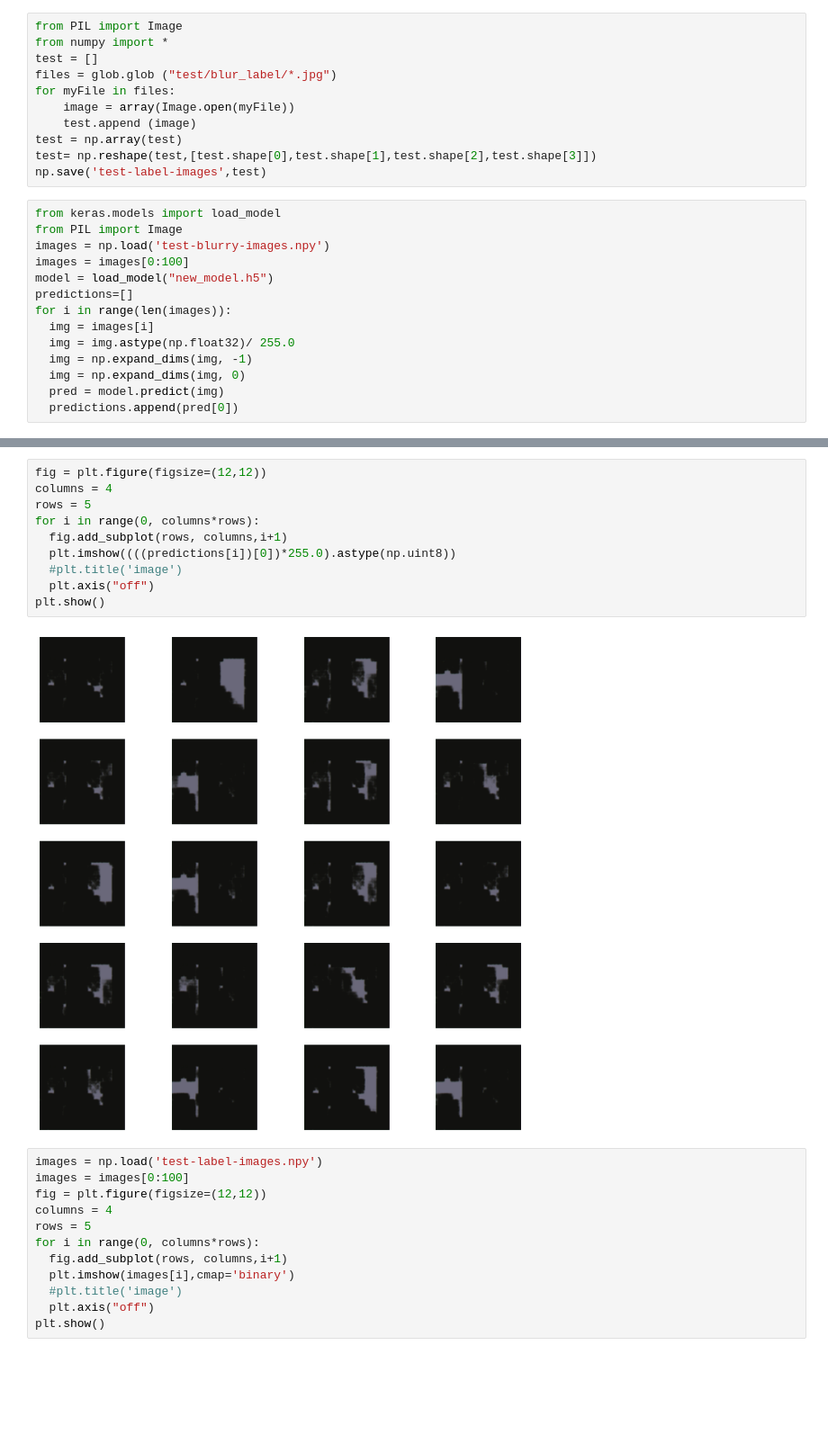
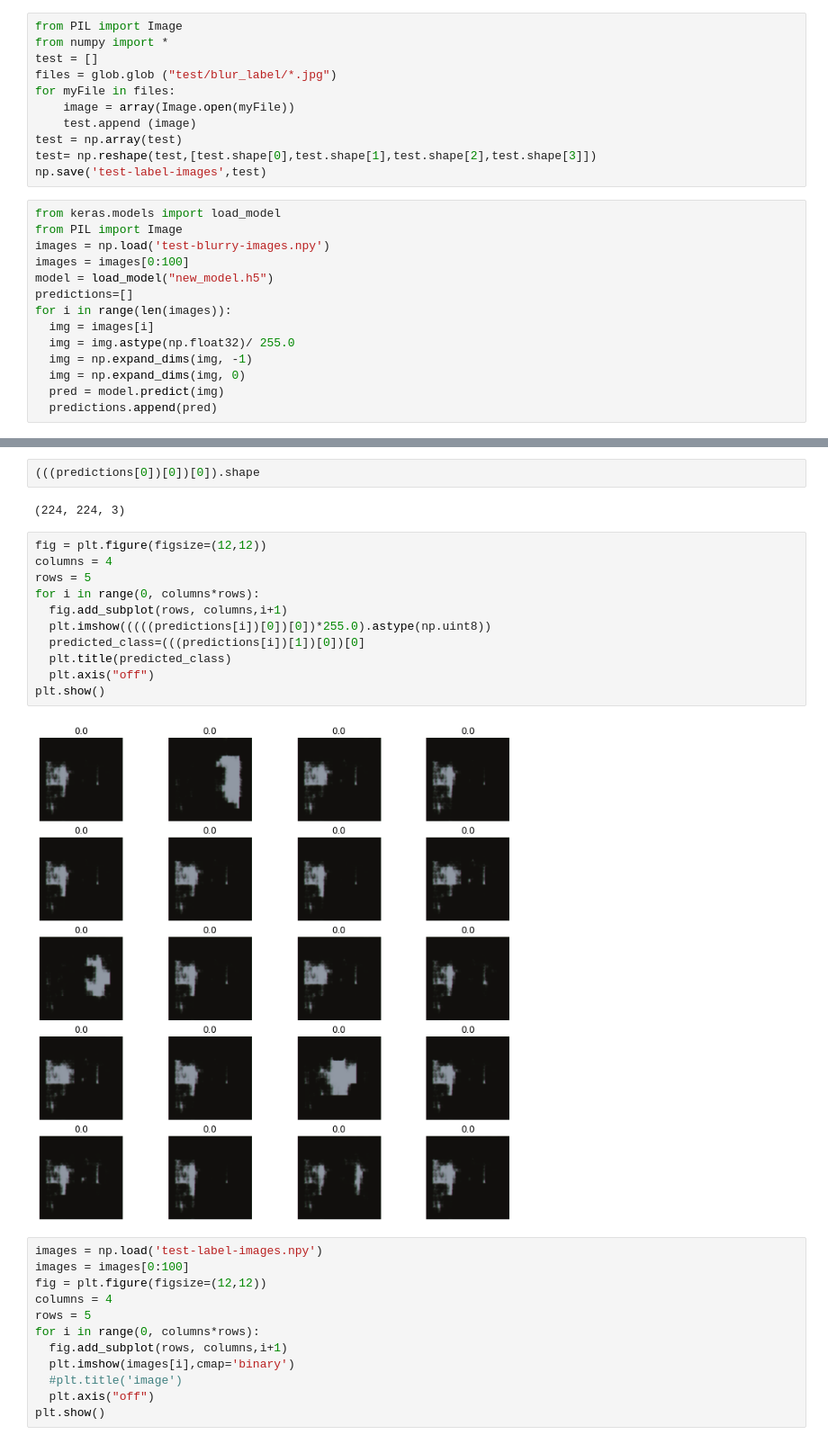
Before and after one commit to MasoudMoeini/Google-Street-View-Images-Blur-Detection, a Jupyter notebook: NewNet.ipynb, the cells around one changed output, grey strips where cells are left out. Shown at 90% size. Saved outputs shown, nothing was run; the diff lists cells and outputs as text; blank space fills up the shorter version.

```diff
--- a/NewNet.ipynb
+++ b/NewNet.ipynb
@@ -253,4 +255,4 @@ for i in range(len(images)):
   img = np.expand_dims(img, -1)
   img = np.expand_dims(img, 0)
   pred = model.predict(img)
-  predictions.append(pred[0])
+  predictions.append(pred)
@@ -265,15 +263,20 @@ predictions[0].shape
+# %%
+(((predictions[0])[0])[0]).shape
+# %% [output]
+(224, 224, 3)
 # %%
 fig = plt.figure(figsize=(12,12))
 columns = 4
 rows = 5
 for i in range(0, columns*rows):
   fig.add_subplot(rows, columns,i+1)
-  plt.imshow((((predictions[i])[0])*255.0).astype(np.uint8))
-  #plt.title('image')
+  plt.imshow(((((predictions[i])[0])[0])*255.0).astype(np.uint8))
+  predicted_class=(((predictions[i])[1])[0])[0]
+  plt.title(predicted_class)
   plt.axis("off")
 plt.show()
 # %% [output]
-[figure, old version]
+[figure, new version]
 # %%
 images = np.load('test-label-images.npy')
 images = images[0:100]
```
Also changed, not shown: parts of 8 cells of this notebook.
